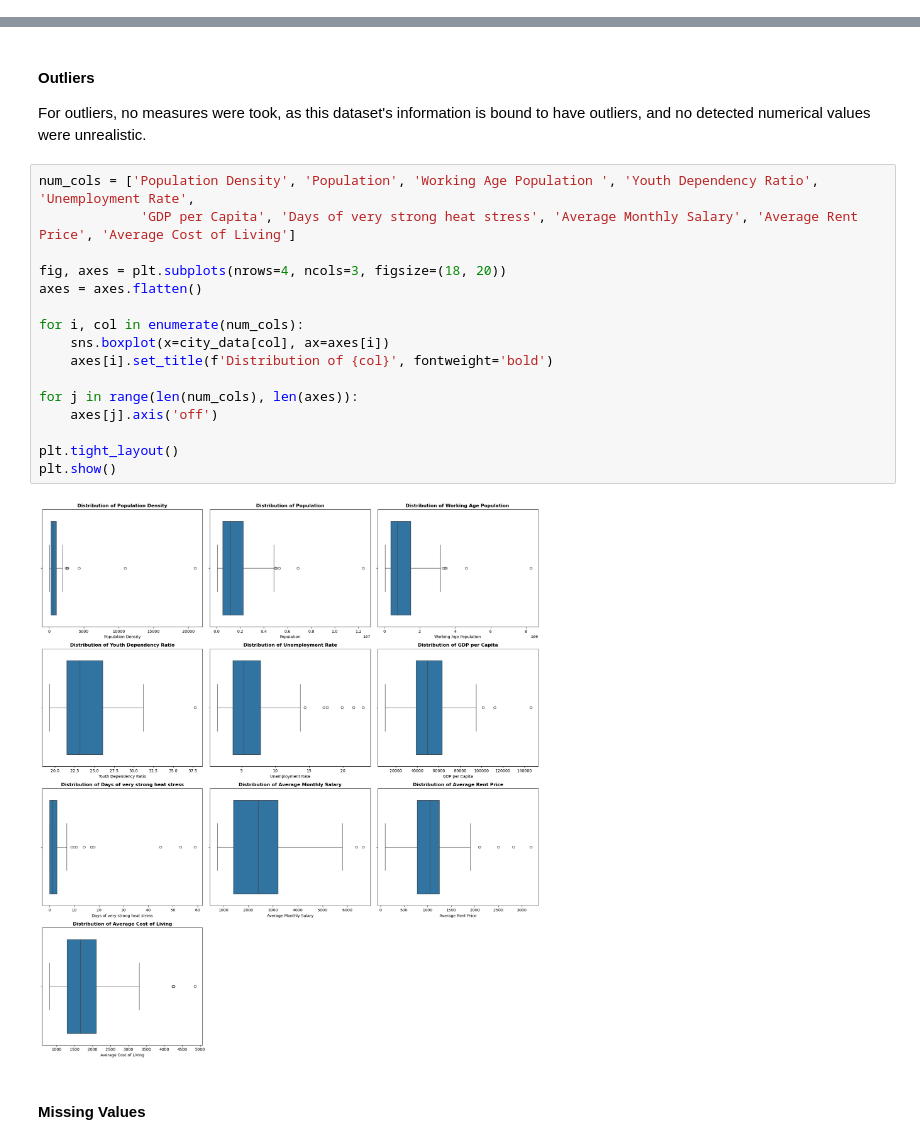
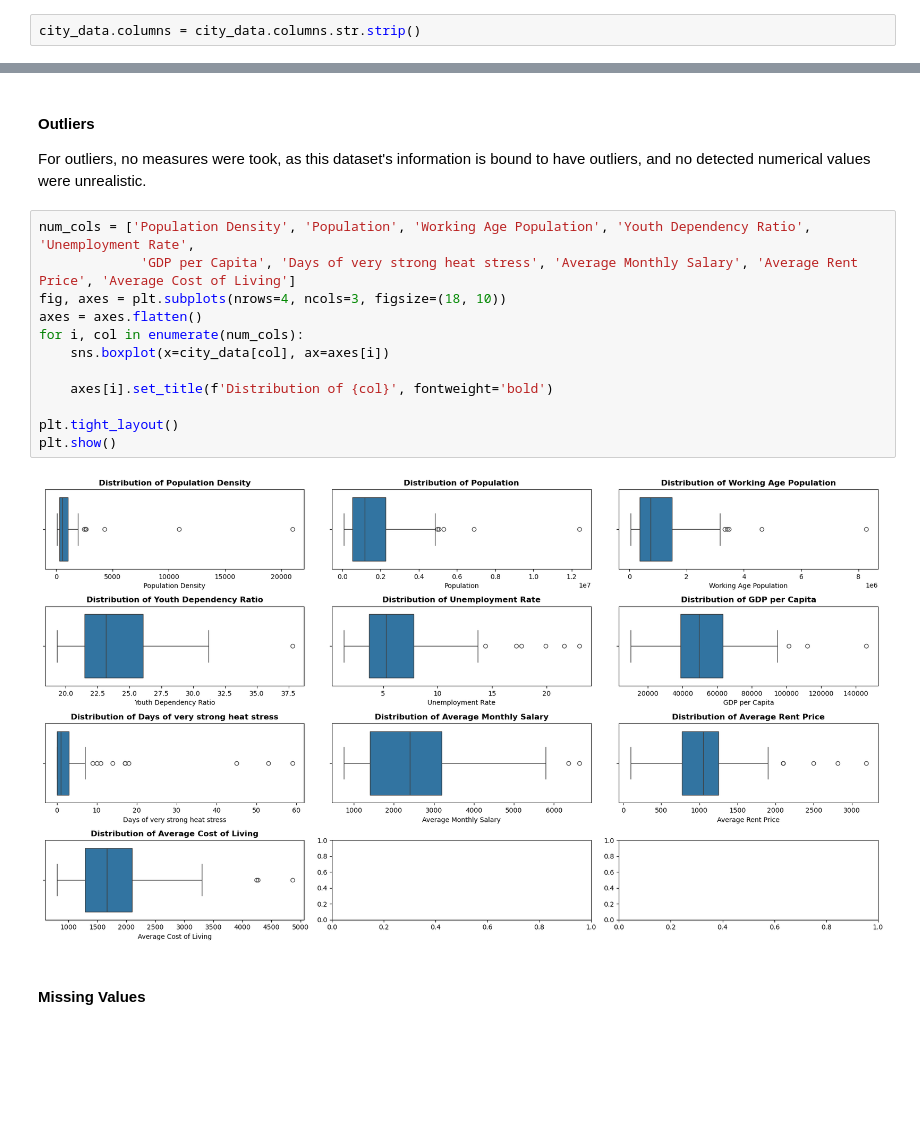
Before and after one commit to lucasvcasimiro-byte/Group10_PDS_Project_2526, a Jupyter notebook: GROUP10_PDS_202526_NB1.ipynb, the cells around one changed output, grey strips where cells are left out. Saved outputs shown, nothing was run; the diff lists cells and outputs as text; blank space fills up the shorter version.

```diff
--- a/GROUP10_PDS_202526_NB1.ipynb
+++ b/GROUP10_PDS_202526_NB1.ipynb
@@ -137,3 +139,5 @@ city_data.head()
+# %%
+city_data.columns = city_data.columns.str.strip()
 # %% [markdown]
 #### Duplicate entries <a class="anchor" id="P1.1"></a>
 # %% [markdown]
@@ -157,23 +161,19 @@ print(f'{duplicates_check} duplicate rows found')
 
 For outliers, no measures were took, as this dataset's information is bound to have outliers, and no detected numerical values were unrealistic.
 # %%
-num_cols = ['Population Density', 'Population', 'Working Age Population ', 'Youth Dependency Ratio', 'Unemployment Rate',
+num_cols = ['Population Density', 'Population', 'Working Age Population', 'Youth Dependency Ratio', 'Unemployment Rate',
              'GDP per Capita', 'Days of very strong heat stress', 'Average Monthly Salary', 'Average Rent Price', 'Average Cost of Living']
-
-fig, axes = plt.subplots(nrows=4, ncols=3, figsize=(18, 20))
+fig, axes = plt.subplots(nrows=4, ncols=3, figsize=(18, 10))
 axes = axes.flatten()
-
 for i, col in enumerate(num_cols):
     sns.boxplot(x=city_data[col], ax=axes[i])
+
     axes[i].set_title(f'Distribution of {col}', fontweight='bold')
-
-for j in range(len(num_cols), len(axes)):
-    axes[j].axis('off')
 
 plt.tight_layout()
 plt.show()
 # %% [output]
-[figure, old version]
+[figure, new version]
 # %% [markdown]
 #### Missing Values <a class="anchor" id="P1.1"></a>
 # %%
```
Also changed, not shown: parts of 14 cells of this notebook.
